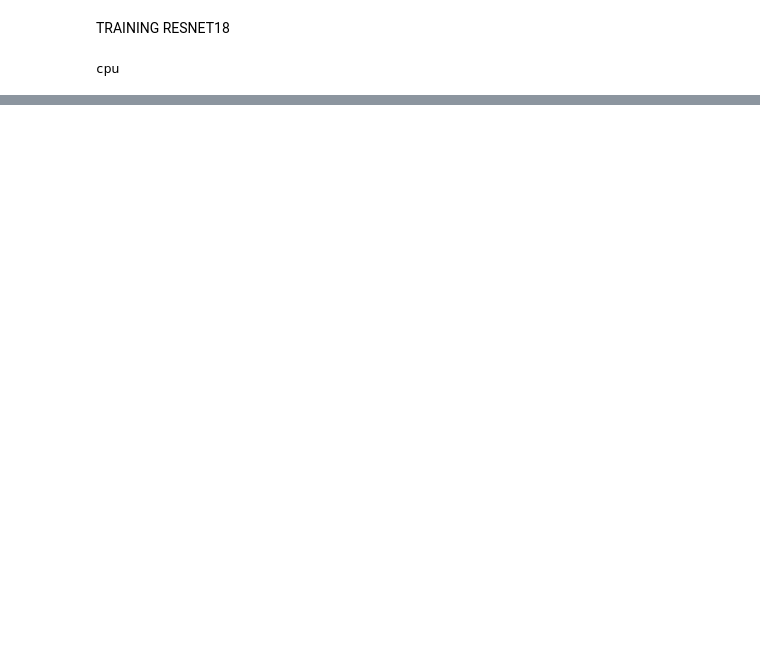
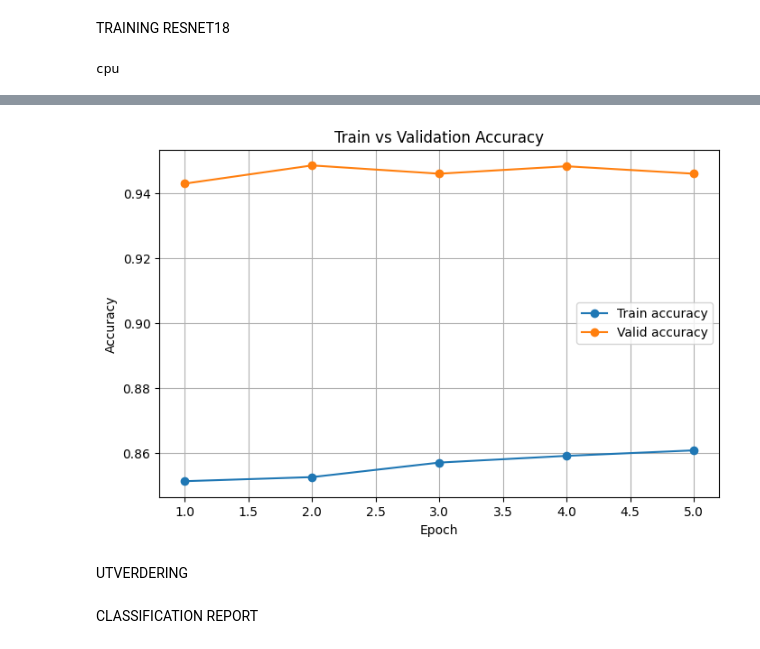
Before and after one commit to DavidDanell/PyTorch, a Jupyter notebook: CNN_pracice/notebooks/training_resnet.ipynb, the cells around one changed output, grey strips where cells are left out. Cells and saved outputs as stored; diff of their text form; code cells hidden in the pictures; blank space fills up the shorter version.

```diff
--- a/CNN_pracice/notebooks/training_resnet.ipynb
+++ b/CNN_pracice/notebooks/training_resnet.ipynb
@@ -284,0 +510,17 @@ Downloading: "https://download.pytorch.org/models/resnet18-f37072fd.pth" to C:\U
+# %%
+epochs = range(1, len(history["train_acc"]) + 1)
+
+plt.figure(figsize=(8, 5))
+plt.plot(epochs, history["train_acc"], marker="o", label="Train accuracy")
+plt.plot(epochs, history["valid_acc"], marker="o", label="Valid accuracy")
+
+plt.xlabel("Epoch")
+plt.ylabel("Accuracy")
+plt.title("Train vs Validation Accuracy")
+plt.legend()
+plt.grid(True)
+plt.show()
+# %% [output]
+[figure, added]
+# %% [markdown]
+UTVERDERING
@@ -284,0 +543,2 @@ Downloading: "https://download.pytorch.org/models/resnet18-f37072fd.pth" to C:\U
+# %% [markdown]
+CLASSIFICATION REPORT
```
Also changed, not shown: parts of 43 cells of this notebook.
